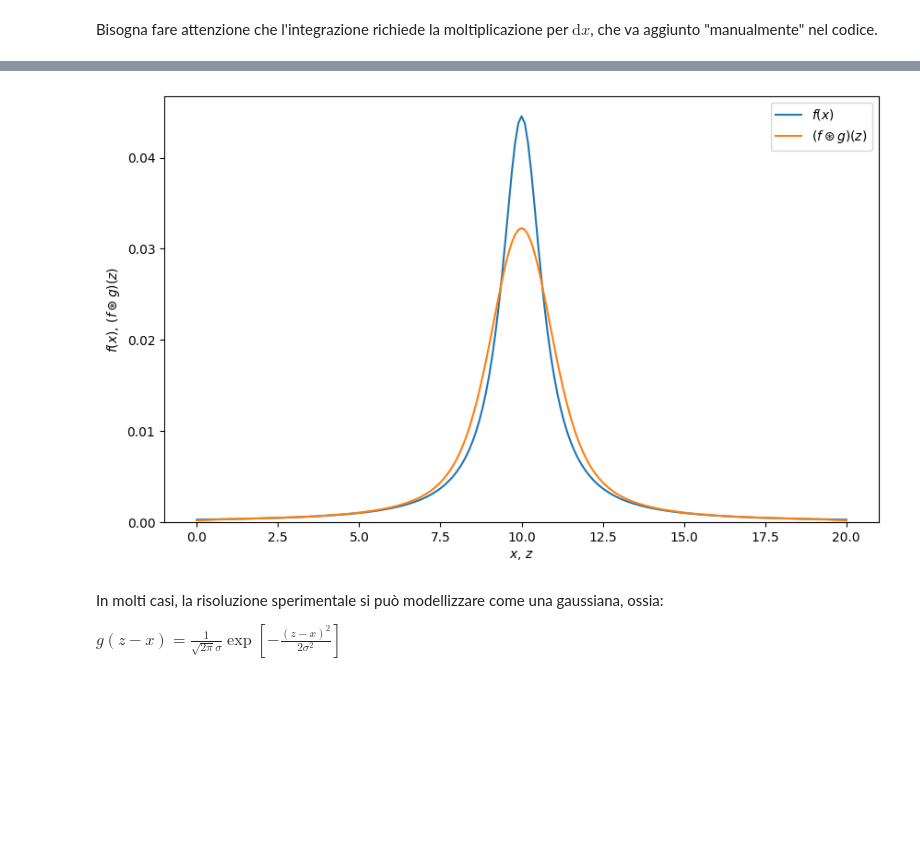
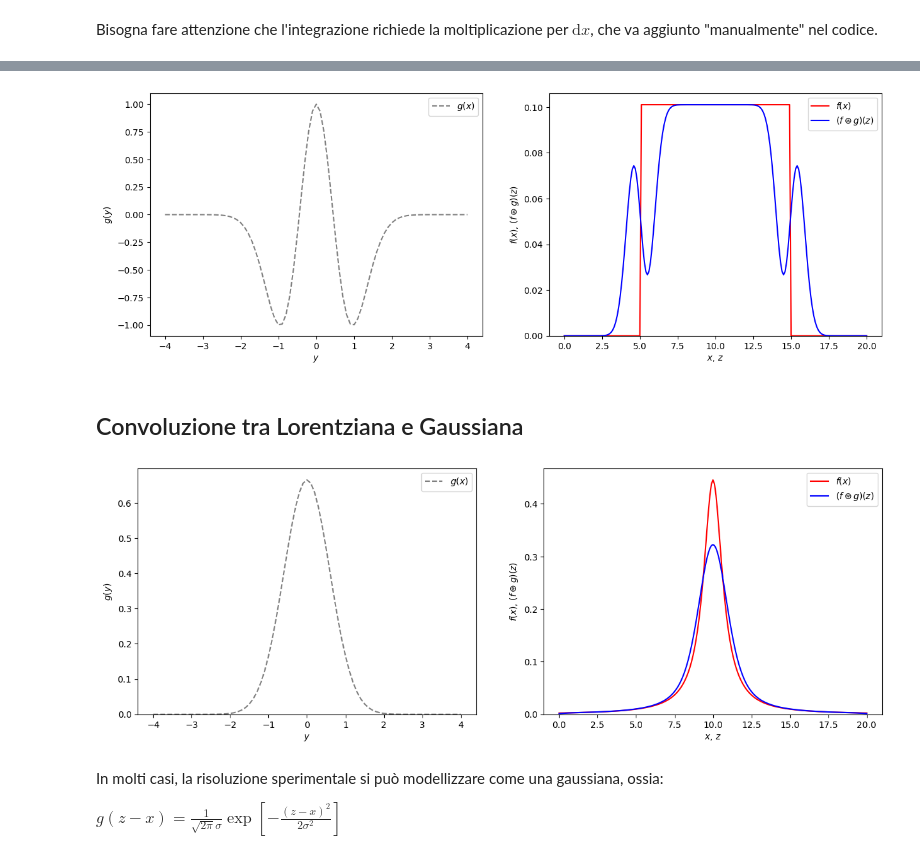
Before and after one commit to lucalista/analisi-dati-2025, a Jupyter notebook: 07.04.00__Convoluzione.ipynb, the cells around one changed output, grey strips where cells are left out. Drawn from its saved outputs; the diff is of its cells as text; code cells hidden in the pictures; blank space fills up the shorter version.

```diff
--- a/07.04.00__Convoluzione.ipynb
+++ b/07.04.00__Convoluzione.ipynb
@@ -90,3 +105,12 @@ plt.show()
+# %%
+def kernel(y):
+    return np.exp(-y**2/2/sigma**2)*(1 - 5*y**2)
+# %%
+plot_convolution(uniform, kernel, 0.0, 20.0, 201, 40, 40, False)
+# %% [output]
+[figure, added]
+# %% [markdown]
+## Convoluzione tra Lorentziana e Gaussiana
 # %%
 x0 = 10
 gamma = 1.5
@@ -100,14 +119,7 @@ zcs/=zcs.sum()
-# %%
-plt.figure(figsize=(10,6), dpi=100)
-plt.plot(xs, zs, label='$f(x)$')
-plt.plot(xs, zcs, label='$(f\circledast g)(z)$')
-plt.xlabel('$x$, $z$')
-plt.ylabel('$f(x)$, $(f\circledast g)(z)$')
-plt.ylim(0)
-plt.legend()
-plt.show()
-# %% [output]
-[figure, removed]
+# %%
+plot_convolution(lorentz, gaussian, 0.0, 20.0, 201, 40, 40)
+# %% [output]
+[figure, added]
 # %% [markdown]
 In molti casi, la risoluzione sperimentale si può modellizzare come una gaussiana, ossia:
 
```
Also changed, not shown: parts of 17 cells of this notebook.
